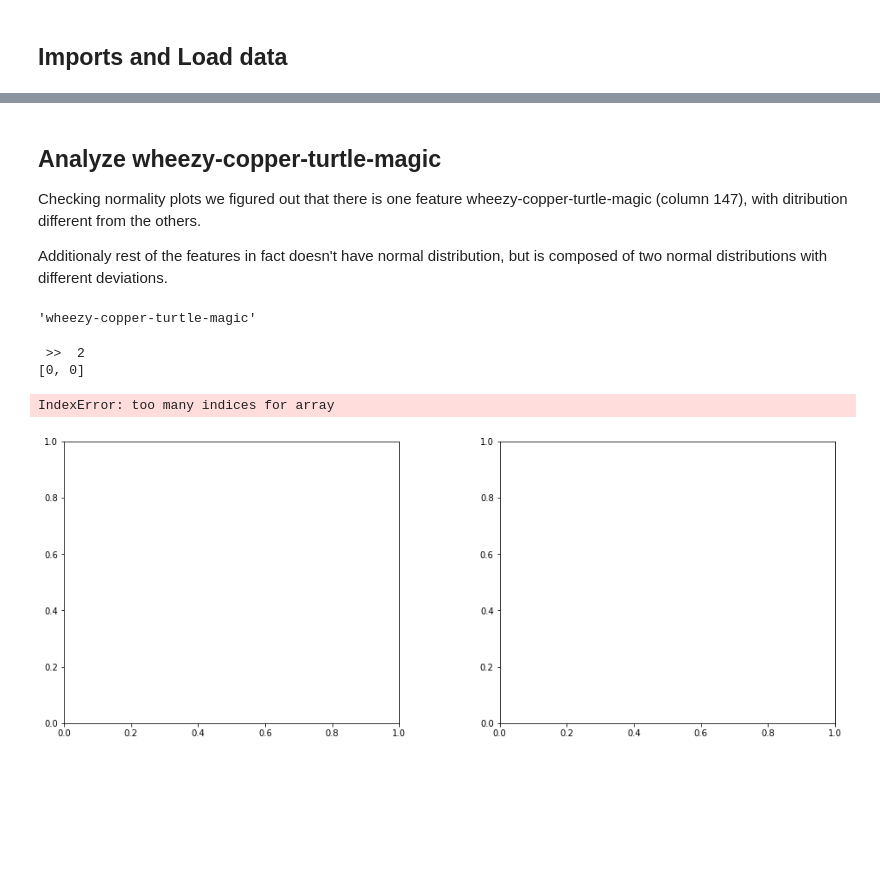
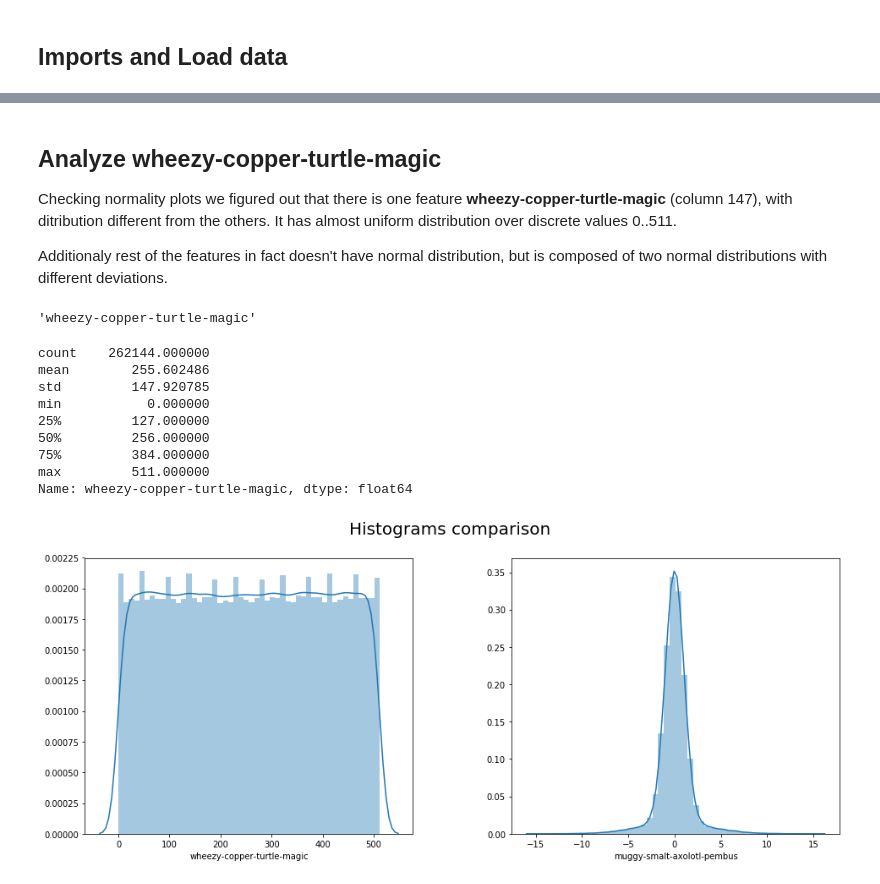
Before and after one commit to pkubiak/kaggle-instant-gratification, a Jupyter notebook: kernel/solution.ipynb, the cells around one changed output, grey strips where cells are left out. Saved outputs shown, nothing was run; the diff lists cells and outputs as text; code cells hidden in the pictures; blank space fills up the shorter version.

```diff
--- a/kernel/solution.ipynb
+++ b/kernel/solution.ipynb
@@ -19,0 +27,23 @@ display(train.head())
+# %%
+def plots_grid(n, cols=4, caption=None):
+    """Generate grid of `n` plots aranged in `cols` columns."""
+    rows = (n + cols - 1) // cols
+    fig, axes = plt.subplots(rows, cols, figsize=(16, 3 * 16 / 4 * rows // cols))
+    fig.subplots_adjust(hspace=0.4, wspace=0.3)
+    axes = axes.reshape((-1,))
+
+    for ax in axes[n:]:
+        ax.remove()
+
+    if caption:
+        fig.suptitle(caption, fontsize=20)
+
+    return axes[:n]
+
+
+# Show distribution of eigth random features
+axes = plots_grid(n=8, cols=4)
+columns = np.random.choice(train.columns, 8)
+
+for ax, column in zip(axes, columns):
+    sbn.distplot(train[column], ax=ax)
@@ -61,25 +102,32 @@ for i, ax in enumerate(plots_grid(2, 4), start=1):
 # %% [markdown]
 ## Analyze wheezy-copper-turtle-magic ##
 
-Checking normality plots we figured out that there is one feature wheezy-copper-turtle-magic (column 147),
-with ditribution different from the others.
+Checking normality plots we figured out that there is one feature **wheezy-copper-turtle-magic** (column 147),
+with ditribution different from the others. It has almost uniform distribution over discrete values 0..511.
 
 Additionaly rest of the features in fact doesn't have normal distribution, but is composed of two normal distributions with different deviations.
 # %%
 magic_col = train.columns[147]
 display(magic_col)
 
 # show magic column values distribution
-axs =plots_grid(rows=1, columns=2)
-sbn.distplot(train[magic_col], ax=next(axs))
+ax0, ax1 = plots_grid(n=2, cols=2, caption='Histograms comparison')
+sbn.distplot(train[magic_col], ax=ax0)
 
 # Show other columns distribution
-sbn.distplot(train[train.columns[1]], ax=next(axs))
+sbn.distplot(train[train.columns[1]], ax=ax1)
 
-train[magic_col].describe()
+# Show magic_col statistics
+display(train[magic_col].describe())
 # %% [output]
 'wheezy-copper-turtle-magic'
- >>  2
-[0, 0]
+count    262144.000000
+mean        255.602486
+std         147.920785
+min           0.000000
+25%         127.000000
+50%         256.000000
+75%         384.000000
+max         511.000000
+Name: wheezy-copper-turtle-magic, dtype: float64
-IndexError: too many indices for array
-[figure, old version]
+[figure, new version]
```
Also changed, not shown: parts of 7 cells of this notebook.
